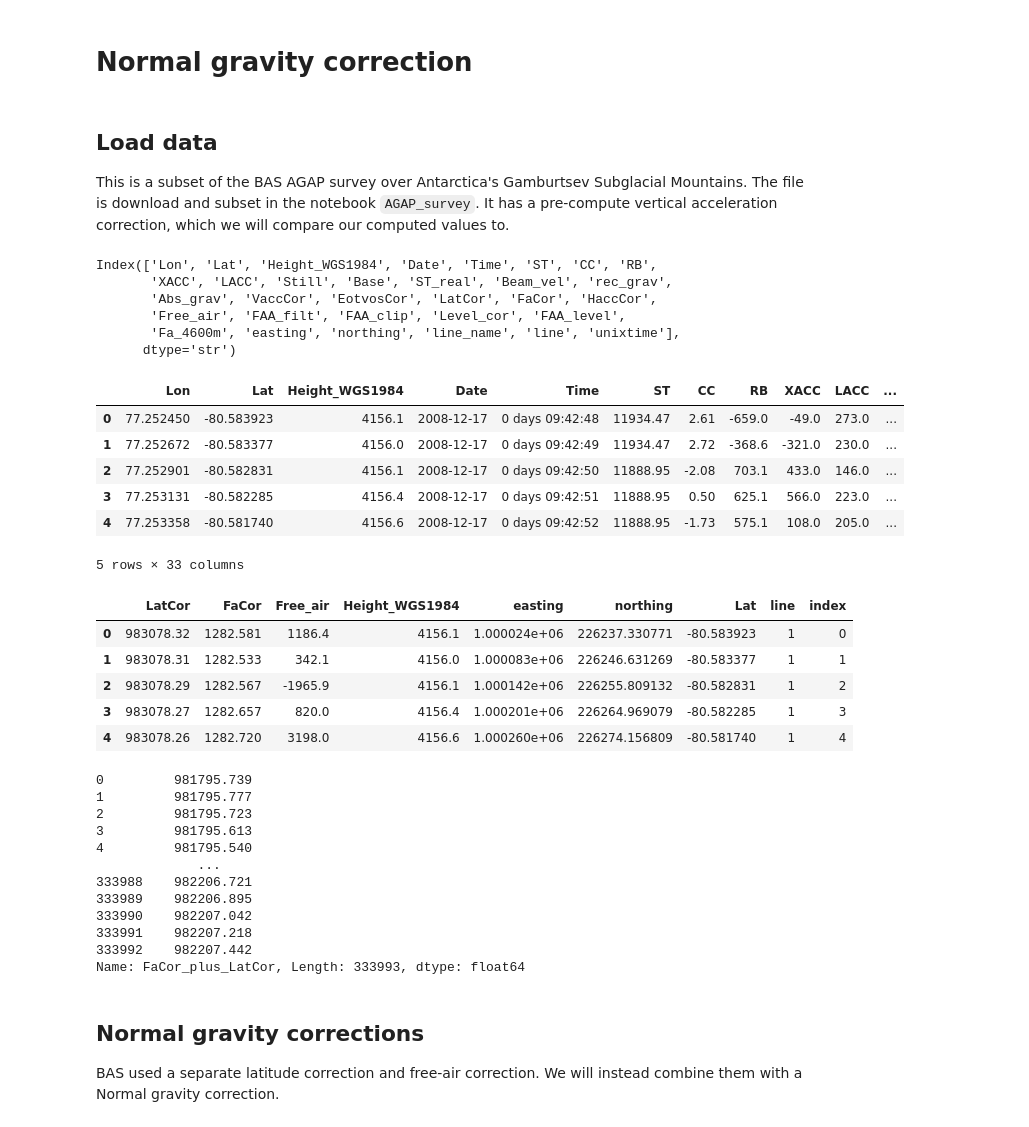
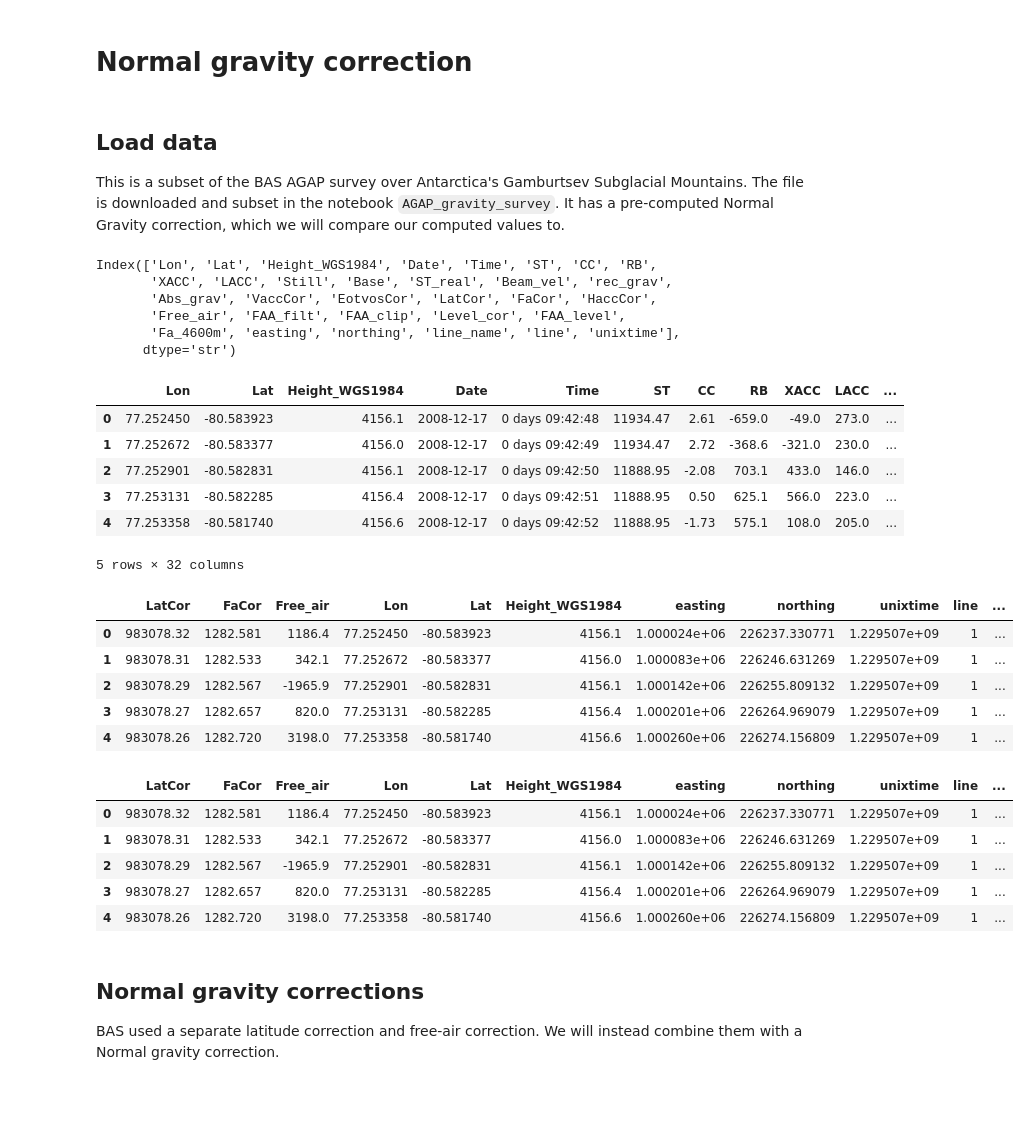
Before and after one commit to GeoToolkits/airbornegeo, a Jupyter notebook: docs/normal_gravity_correction.ipynb, the cells around one changed output. Drawn from its saved outputs; the diff is of its cells as text; code cells hidden in the pictures; blank space fills up the shorter version.

```diff
--- a/docs/normal_gravity_correction.ipynb
+++ b/docs/normal_gravity_correction.ipynb
@@ -15,12 +15,11 @@ pio.renderers.default = "notebook"
 # %% [markdown]
 ## Load data
 
-This is a subset of the BAS AGAP survey over Antarctica's Gamburtsev Subglacial Mountains. The file is download and subset in the notebook `AGAP_survey`. It has a pre-compute vertical acceleration correction, which we will compare our computed values to.
+This is a subset of the BAS AGAP survey over Antarctica's Gamburtsev Subglacial Mountains. The file is downloaded and subset in the notebook `AGAP_gravity_survey`. It has a pre-computed Normal Gravity correction, which we will compare our computed values to.
 # %%
-data_df_full = pd.read_csv("data/AGAP_gravity_survey.csv")
-print(data_df_full.columns)
-data_df_full["index"] = data_df_full.index
-data_df_full.head()
+data_df = pd.read_csv("data/AGAP_gravity_survey.csv")
+print(data_df.columns)
+data_df.head()
 # %% [output]
 Index(['Lon', 'Lat', 'Height_WGS1984', 'Date', 'Time', 'ST', 'CC', 'RB',
        'XACC', 'LACC', 'Still', 'Base', 'ST_real', 'Beam_vel', 'rec_grav',
@@ -34,48 +33,49 @@ Index(['Lon', 'Lat', 'Height_WGS1984', 'Date', 'Time', 'ST', 'CC', 'RB',
 | 2 | 77.252901 | -80.582831 | 4156.1 | 2008-12-17 | 0 days 09:42:50 | 11888.95 | -2.08 | 703.1 | 433.0 | 146.0 | ... |
 | 3 | 77.253131 | -80.582285 | 4156.4 | 2008-12-17 | 0 days 09:42:51 | 11888.95 | 0.50 | 625.1 | 566.0 | 223.0 | ... |
 | 4 | 77.253358 | -80.581740 | 4156.6 | 2008-12-17 | 0 days 09:42:52 | 11888.95 | -1.73 | 575.1 | 108.0 | 205.0 | ... |
-5 rows × 33 columns
+5 rows × 32 columns
+# %%
+data_df["distance_along_line"] = airbornegeo.along_track_distance(
+    data_df,
+    groupby_column="line",
+)
 # %%
 # get only the raw columns
 # we will perform the corrections ourselves and compare to their values
-data_df = data_df_full[
+data_df = data_df[
     [
         "LatCor",
         "FaCor",
         "Free_air",
+        "Lon",
+        "Lat",
         "Height_WGS1984",
         "easting",
         "northing",
-        "Lat",
+        "unixtime",
         "line",
-        "index",
+        "distance_along_line",
     ]
 ]
 data_df.head()
 # %% [output]
-|  | LatCor | FaCor | Free_air | Height_WGS1984 | easting | northing | Lat | line | index |
-| 0 | 983078.32 | 1282.581 | 1186.4 | 4156.1 | 1.000024e+06 | 226237.330771 | -80.583923 | 1 | 0 |
-| 1 | 983078.31 | 1282.533 | 342.1 | 4156.0 | 1.000083e+06 | 226246.631269 | -80.583377 | 1 | 1 |
-| 2 | 983078.29 | 1282.567 | -1965.9 | 4156.1 | 1.000142e+06 | 226255.809132 | -80.582831 | 1 | 2 |
-| 3 | 983078.27 | 1282.657 | 820.0 | 4156.4 | 1.000201e+06 | 226264.969079 | -80.582285 | 1 | 3 |
-| 4 | 983078.26 | 1282.720 | 3198.0 | 4156.6 | 1.000260e+06 | 226274.156809 | -80.581740 | 1 | 4 |
+|  | LatCor | FaCor | Free_air | Lon | Lat | Height_WGS1984 | easting | northing | unixtime | line | ... |
+| 0 | 983078.32 | 1282.581 | 1186.4 | 77.252450 | -80.583923 | 4156.1 | 1.000024e+06 | 226237.330771 | 1.229507e+09 | 1 | ... |
+| 1 | 983078.31 | 1282.533 | 342.1 | 77.252672 | -80.583377 | 4156.0 | 1.000083e+06 | 226246.631269 | 1.229507e+09 | 1 | ... |
+| 2 | 983078.29 | 1282.567 | -1965.9 | 77.252901 | -80.582831 | 4156.1 | 1.000142e+06 | 226255.809132 | 1.229507e+09 | 1 | ... |
+| 3 | 983078.27 | 1282.657 | 820.0 | 77.253131 | -80.582285 | 4156.4 | 1.000201e+06 | 226264.969079 | 1.229507e+09 | 1 | ... |
+| 4 | 983078.26 | 1282.720 | 3198.0 | 77.253358 | -80.581740 | 4156.6 | 1.000260e+06 | 226274.156809 | 1.229507e+09 | 1 | ... |
 # %%
 # combine the published free-air correction and latitude corrections
-data_df_full["FaCor_plus_LatCor"] = data_df_full.LatCor - data_df_full.FaCor
-data_df_full.FaCor_plus_LatCor
+data_df["NormalGravity"] = data_df.LatCor - data_df.FaCor
+data_df.head()
 # %% [output]
-0         981795.739
-1         981795.777
-2         981795.723
-3         981795.613
-4         981795.540
-             ...
-333988    982206.721
-333989    982206.895
-333990    982207.042
-333991    982207.218
-333992    982207.442
-Name: FaCor_plus_LatCor, Length: 333993, dtype: float64
+|  | LatCor | FaCor | Free_air | Lon | Lat | Height_WGS1984 | easting | northing | unixtime | line | ... |
+| 0 | 983078.32 | 1282.581 | 1186.4 | 77.252450 | -80.583923 | 4156.1 | 1.000024e+06 | 226237.330771 | 1.229507e+09 | 1 | ... |
+| 1 | 983078.31 | 1282.533 | 342.1 | 77.252672 | -80.583377 | 4156.0 | 1.000083e+06 | 226246.631269 | 1.229507e+09 | 1 | ... |
+| 2 | 983078.29 | 1282.567 | -1965.9 | 77.252901 | -80.582831 | 4156.1 | 1.000142e+06 | 226255.809132 | 1.229507e+09 | 1 | ... |
+| 3 | 983078.27 | 1282.657 | 820.0 | 77.253131 | -80.582285 | 4156.4 | 1.000201e+06 | 226264.969079 | 1.229507e+09 | 1 | ... |
+| 4 | 983078.26 | 1282.720 | 3198.0 | 77.253358 | -80.581740 | 4156.6 | 1.000260e+06 | 226274.156809 | 1.229507e+09 | 1 | ... |
 # %% [markdown]
 ## Normal gravity corrections
 
```
Also changed, not shown: parts of 7 cells of this notebook, 17 other files.
